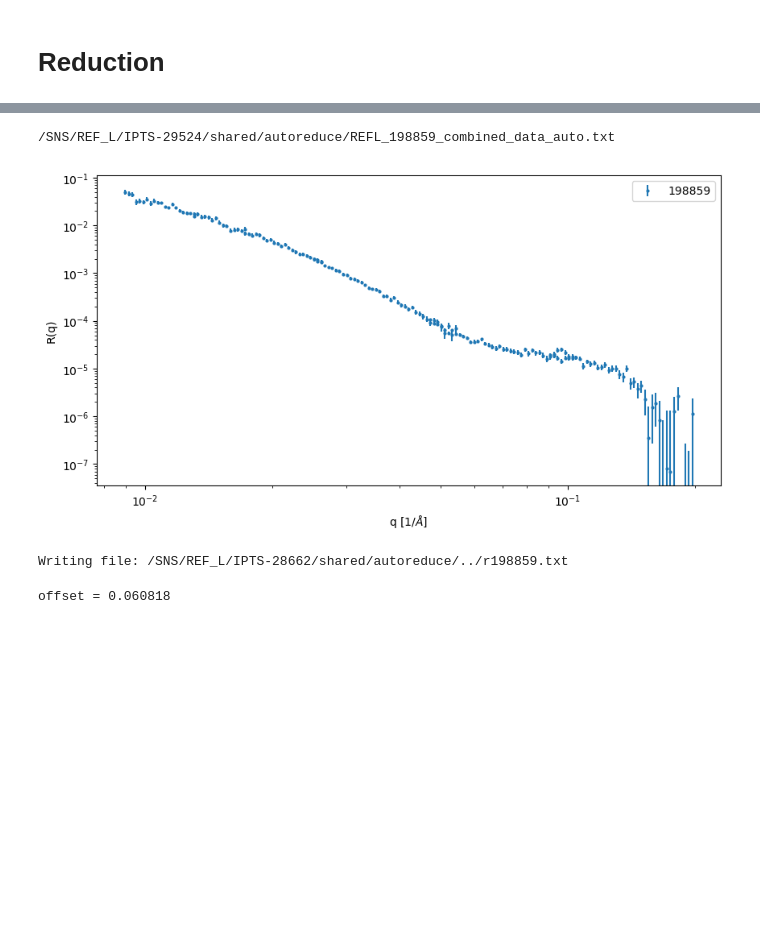
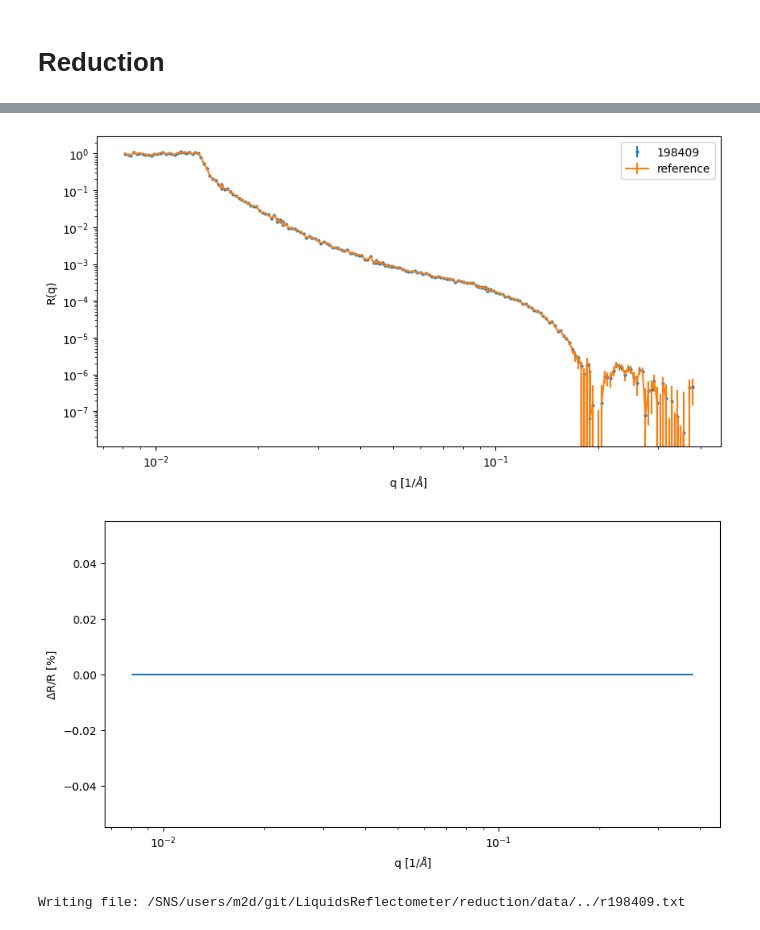
Before and after one commit to neutrons/LiquidsReflectometer, a Jupyter notebook: reduction/notebooks/example.ipynb, the cells around one changed output, grey strips where cells are left out. Drawn from its saved outputs; the diff is of its cells as text; code cells hidden in the pictures; blank space fills up the shorter version.

```diff
--- a/reduction/notebooks/example.ipynb
+++ b/reduction/notebooks/example.ipynb
@@ -287,55 +123,37 @@ Q resolution = 0.02738351655529674
 # %%
-for ipts in [28662, 29487, 29524]:
-    reduced_path = os.path.join('/SNS/REF_L/IPTS-%s/shared/autoreduce' % ipts, 'REFL_%s_combined_data_auto.txt' % first_run)
-    if os.path.isfile(reduced_path):
-        print(reduced_path)
-        ar_data = np.loadtxt(reduced_path).T
-        break
+reduced_path = os.path.join(data_dir, 'reference_rq.txt')
 
-reduced_path = os.path.join(data_dir, '..', 'final', "r%s.txt" % first_run)
-previous_exists = False
 if os.path.isfile(reduced_path):
     _data = np.loadtxt(reduced_path).T
-    previous_exists = True
-
 
 fig, ax = plt.subplots(figsize=(10,5))
 plt.errorbar(qz_all, refl_all, yerr=d_refl_all, markersize=4, marker='.', linestyle='', label=first_run)
-#plt.errorbar(ar_data[0], ar_data[1], yerr=ar_data[2], markersize=4, marker='.', linestyle='', label='AR')
-if previous_exists:
-    plt.errorbar(_data[0], _data[1], yerr=_data[2], markersize=4, marker='', linestyle='-', label='old')
-
+plt.errorbar(_data[0], _data[1], yerr=_data[2], markersize=4, marker='', linestyle='-', label='reference')
 
 plt.legend()
 plt.xlabel('q [$1/\AA$]')
 plt.ylabel('R(q)')
 ax.set_yscale('log')
 ax.set_xscale('log')
 plt.show()
 
-if previous_exists and len(_data[1])==len(refl_all):
+if len(_data[1])==len(refl_all):
     delta = np.fabs(_data[1]-refl_all)/refl_all*100
     fig, ax = plt.subplots(figsize=(10,5))
     plt.plot(qz_all, delta)
 
     plt.xlabel('q [$1/\AA$]')
     plt.ylabel('$\Delta$R/R [%]')
     ax.set_yscale('linear')
     ax.set_xscale('log')
     plt.show()
     plt.show()
 
-
 dq = qz_all * resolution
 output_file = os.path.join(data_dir, '..', "r%s.txt" % first_run)
 np.savetxt(output_file, np.asarray([qz_all, refl_all, d_refl_all, dq]).T)
 print("Writing file: %s" % output_file)
 # %% [output]
+[figure, new version]
+[figure, added]
-/SNS/REF_L/IPTS-29524/shared/autoreduce/REFL_198859_combined_data_auto.txt
+Writing file: /SNS/users/m2d/git/LiquidsReflectometer/reduction/data/../r198409.txt
-[figure, old version]
-Writing file: /SNS/REF_L/IPTS-28662/shared/autoreduce/../r198859.txt
-# %%
-delta_theta_f = np.arctan((141.45-135.9)*0.0007 / 1.83) / 2.0 * 180 / np.pi
-print("offset = %g" % delta_theta_f)
-# %% [output]
-offset = 0.060818
```
Also changed, not shown: parts of 14 cells of this notebook, 3 other files.
